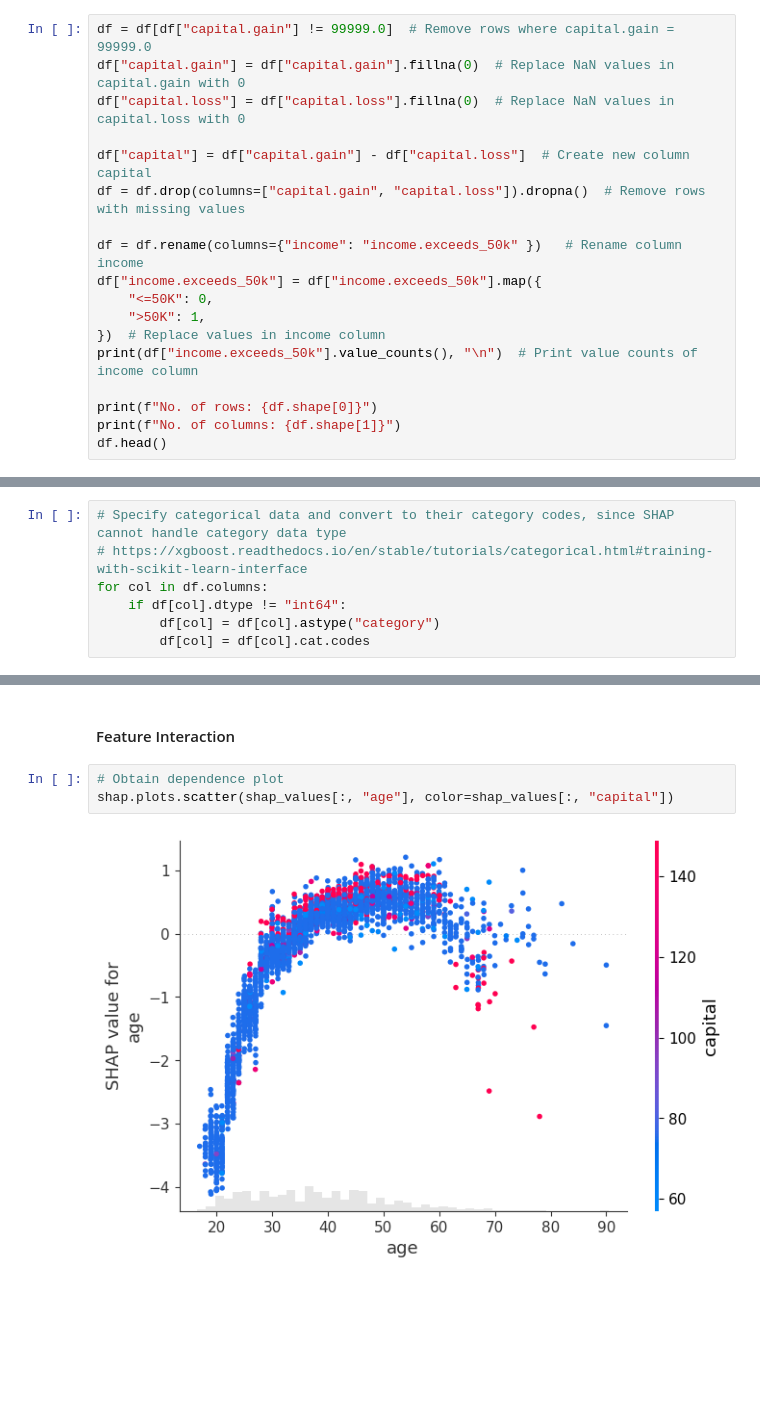
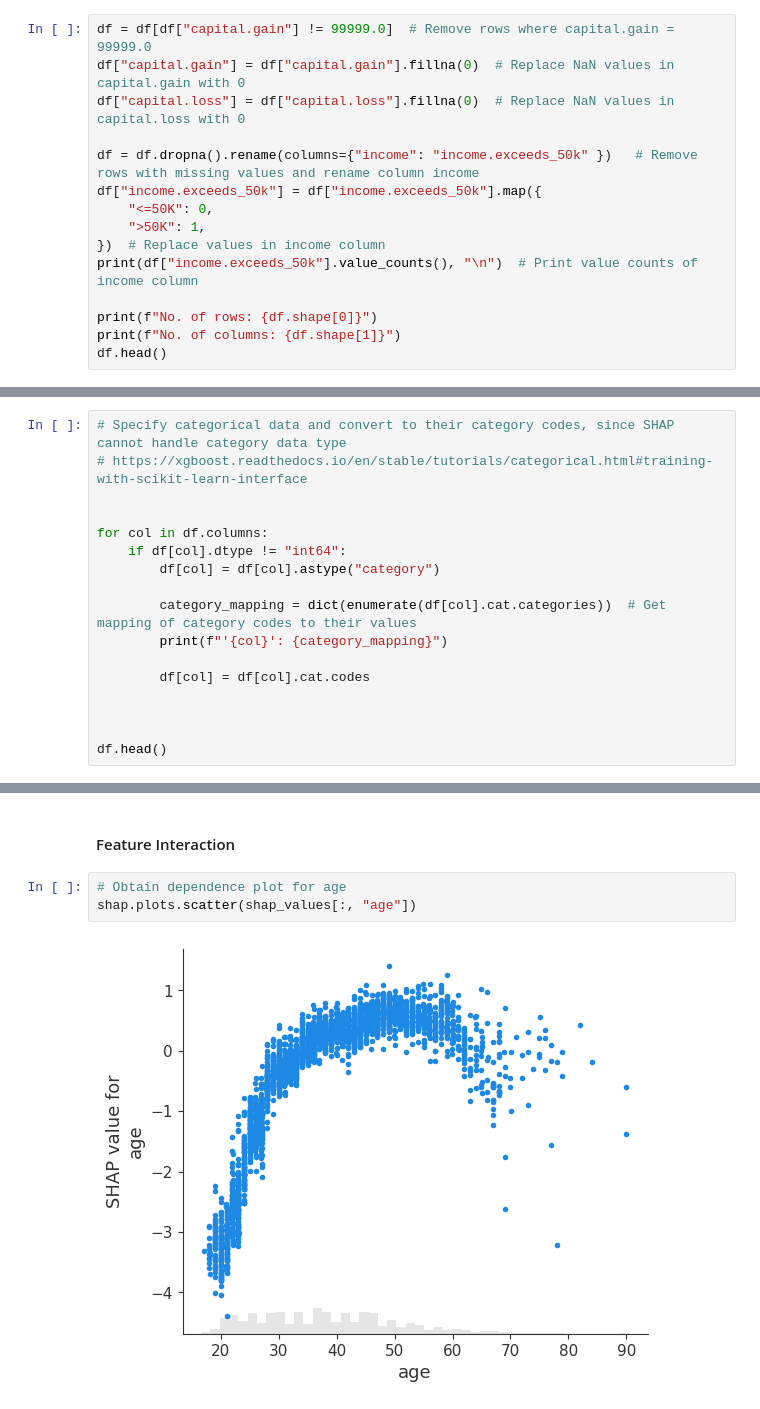
Before and after one commit to samanthayom/macs30135-graded-exercise-1, a Jupyter notebook: exercise_2.ipynb, the cells around one changed output, grey strips where cells are left out. Cells and saved outputs as stored; diff of their text form; blank space fills up the shorter version.

Commit message:
Update plots in Exercise 2

```diff
--- a/exercise_2.ipynb
+++ b/exercise_2.ipynb
@@ -37,10 +37,7 @@ df = df[df["capital.gain"] != 99999.0]  # Remove rows where capital.gain = 99999
 df["capital.gain"] = df["capital.gain"].fillna(0)  # Replace NaN values in capital.gain with 0
 df["capital.loss"] = df["capital.loss"].fillna(0)  # Replace NaN values in capital.loss with 0
 
-df["capital"] = df["capital.gain"] - df["capital.loss"]  # Create new column capital
-df = df.drop(columns=["capital.gain", "capital.loss"]).dropna()  # Remove rows with missing values
-
-df = df.rename(columns={"income": "income.exceeds_50k" })   # Rename column income
+df = df.dropna().rename(columns={"income": "income.exceeds_50k" })   # Remove rows with missing values and rename column income
 df["income.exceeds_50k"] = df["income.exceeds_50k"].map({
     "<=50K": 0,
     ">50K": 1,
@@ -67,7 +64,17 @@ No. of columns: 14
 # %%
 # Specify categorical data and convert to their category codes, since SHAP cannot handle category data type
 # https://xgboost.readthedocs.io/en/stable/tutorials/categorical.html#training-with-scikit-learn-interface
+
+
 for col in df.columns:
     if df[col].dtype != "int64":
         df[col] = df[col].astype("category")
+
+        category_mapping = dict(enumerate(df[col].cat.categories))  # Get mapping of category codes to their values
+        print(f"'{col}': {category_mapping}")
+
         df[col] = df[col].cat.codes
+
+
+
+df.head()
@@ -179,7 +205,7 @@ shap.plots.heatmap(shap_values.sample(100), instance_order=X_test)
 # %% [markdown]
 #### Feature Interaction
 # %%
-# Obtain dependence plot
-shap.plots.scatter(shap_values[:, "age"], color=shap_values[:, "capital"])
+# Obtain dependence plot for age
+shap.plots.scatter(shap_values[:, "age"])
 # %% [output]
-[figure, old version]
+[figure, new version]
```
Also changed, not shown: parts of 15 cells of this notebook, 1 other file.
